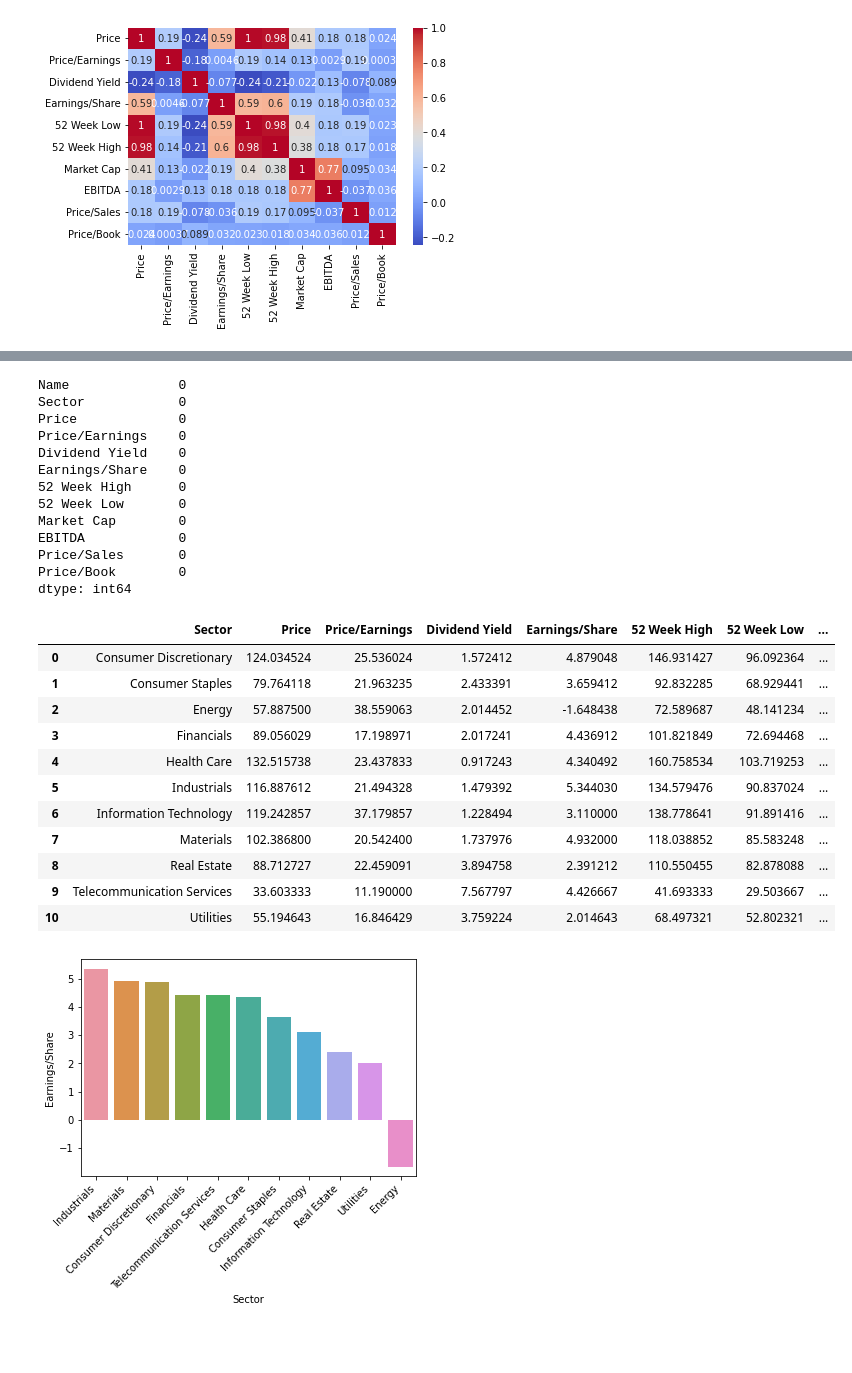
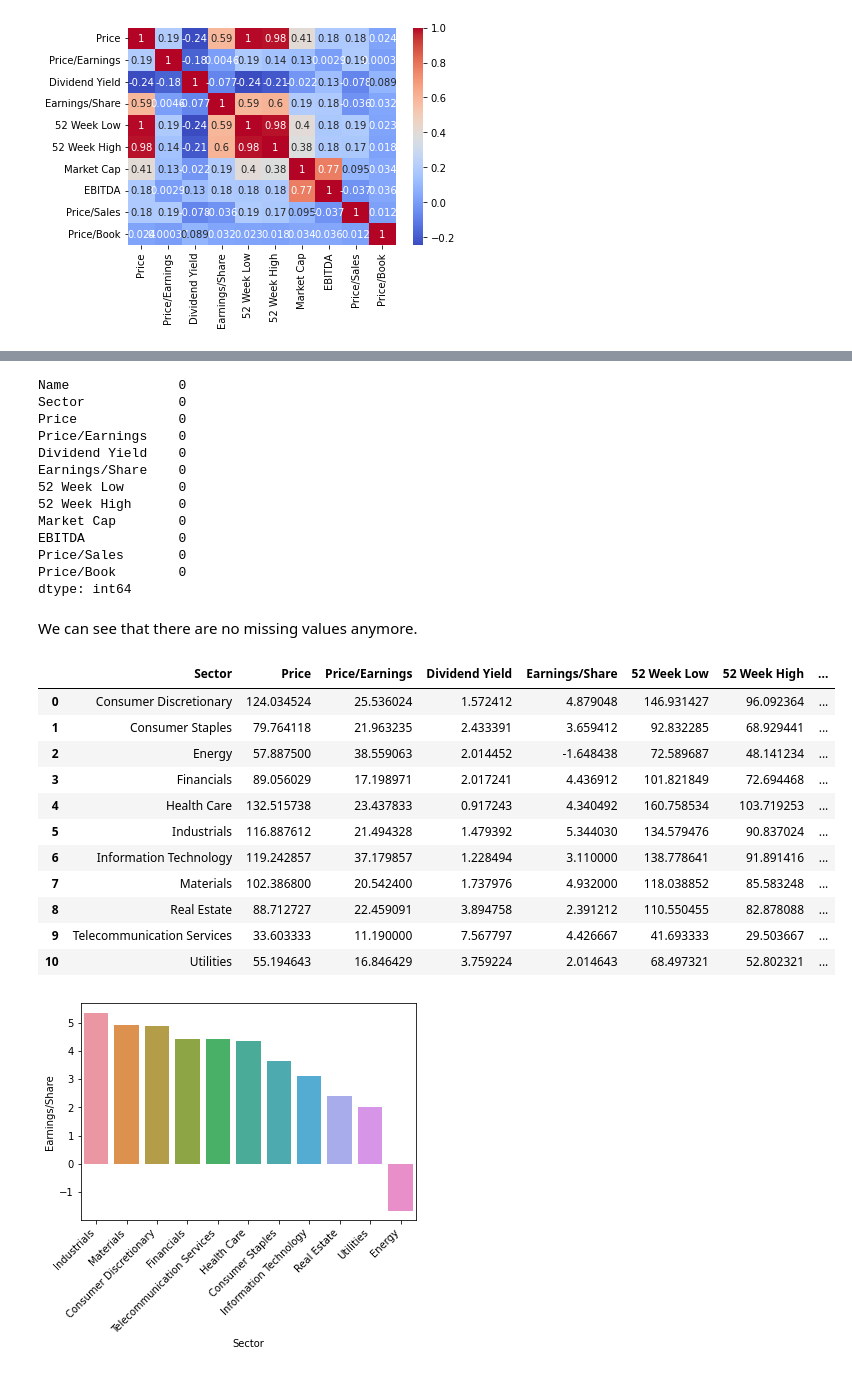
Before and after one commit to MiryamChen/Introduction-to-Stock-market, a Jupyter notebook: Financial data exploration.ipynb, the cells around one changed output, grey strips where cells are left out. Drawn from its saved outputs; the diff is of its cells as text; code cells hidden in the pictures; blank space fills up the shorter version.

```diff
--- a/Financial data exploration.ipynb
+++ b/Financial data exploration.ipynb
@@ -193,6 +212,6 @@ fill_na_sector_mean(df2, 'Price/Book', 'Sector')
 # %%
 #check that it worked
-df2.isnull().sum()
+df1.isnull().sum()
 # %% [output]
 Name              0
 Sector            0
@@ -200,22 +219,22 @@ Price             0
 Price/Earnings    0
 Dividend Yield    0
 Earnings/Share    0
+52 Week Low       0
 52 Week High      0
-52 Week Low       0
 Market Cap        0
 EBITDA            0
 Price/Sales       0
 Price/Book        0
 dtype: int64
+# %% [markdown]
+We can see that there are no missing values anymore.
 # %%
-#(excluding direct price variables which are 52 week High/Low),
-#from the heatmap,we observed the variables most correlated with Price are:
-#Earning/Share, Market/Cap and Dividend Yield. So we are going to see how and if these vary by sector
+# So we are going to see how and if these vary by sector
 #first, create a table of mean for each variable by sector
-mean_sector = df2.groupby('Sector').mean().reset_index()
+mean_sector = df1.groupby('Sector').mean().reset_index()
 mean_sector
 # %% [output]
-|  | Sector | Price | Price/Earnings | Dividend Yield | Earnings/Share | 52 Week High | 52 Week Low | ... |
+|  | Sector | Price | Price/Earnings | Dividend Yield | Earnings/Share | 52 Week Low | 52 Week High | ... |
 | 0 | Consumer Discretionary | 124.034524 | 25.536024 | 1.572412 | 4.879048 | 146.931427 | 96.092364 | ... |
 | 1 | Consumer Staples | 79.764118 | 21.963235 | 2.433391 | 3.659412 | 92.832285 | 68.929441 | ... |
 | 2 | Energy | 57.887500 | 38.559063 | 2.014452 | -1.648438 | 72.589687 | 48.141234 | ... |
```
Also changed, not shown: parts of 32 cells of this notebook, 1 other file.
